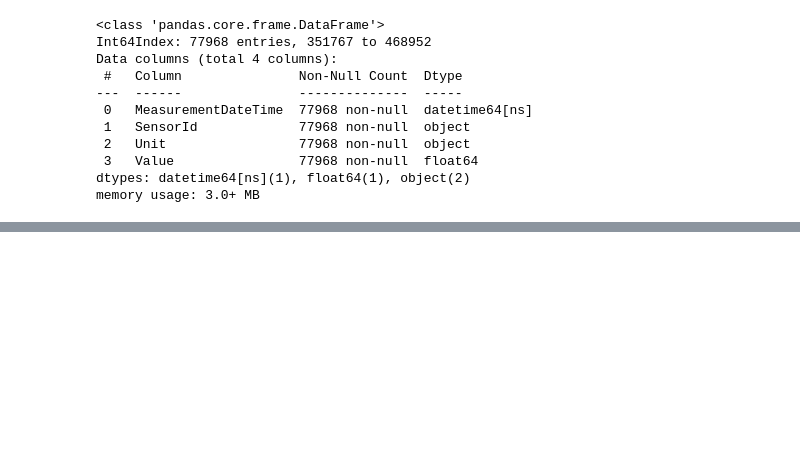
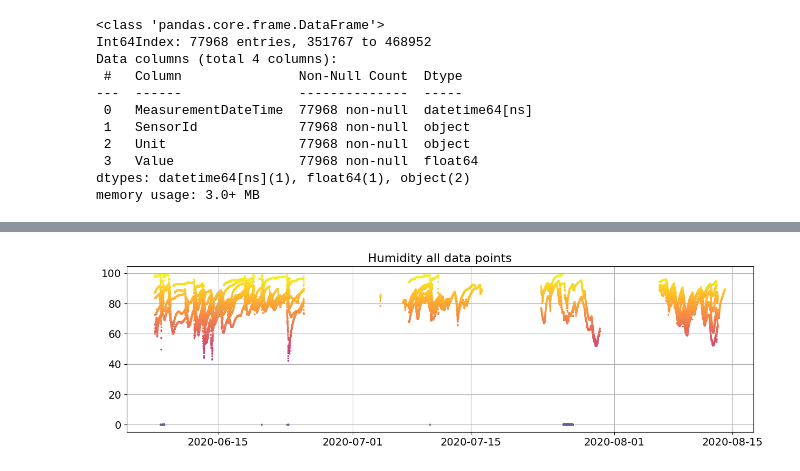
Before and after one commit to leaniske/RNN, a Jupyter notebook: analysis.ipynb, the cells around one changed output, grey strips where cells are left out. Cells and saved outputs as stored; diff of their text form; code cells hidden in the pictures; blank space fills up the shorter version.

```diff
--- a/analysis.ipynb
+++ b/analysis.ipynb
@@ -185,0 +223,3 @@ df.head()
+# %%
+df_hum = df.loc[df.Unit == '%']
+df_hum
@@ -185,0 +263,3 @@ df.head()
+# %%
+df_hum = df_hum[~df_hum['SensorId'].isin(['602267e77f522d0007fb01cc', '602267e77f522d0007fb01d3', '602267e87f522d0007fb01e2', '602267e87f522d0007fb01e3', '602267e87f522d0007fb01e7'])]
+df_hum.info()
@@ -185,0 +278,4 @@ df.head()
+# %%
+df_hum = df_hum.reset_index()
+df_hum.drop('index', axis=1, inplace=True)
+df_hum.head()
@@ -185,0 +289,11 @@ df.head()
+# %%
+#Zwizualizujmy sobie zmianę temperatury w czasie
+plt.figure(figsize=(15, 4))
+plt.title("Humidity all data points", fontsize=16)
+plt.scatter(df_hum['MeasurementDateTime'], df_hum['Value'], c = df_hum['Value'], cmap = 'plasma', s = 2, lw=1)
+plt.grid(True)
+plt.xticks(fontsize=14)
+plt.yticks(fontsize=14)
+plt.show()
+# %% [output]
+[figure, added]
```
Also changed, not shown: parts of 22 cells of this notebook, 15 other files.
